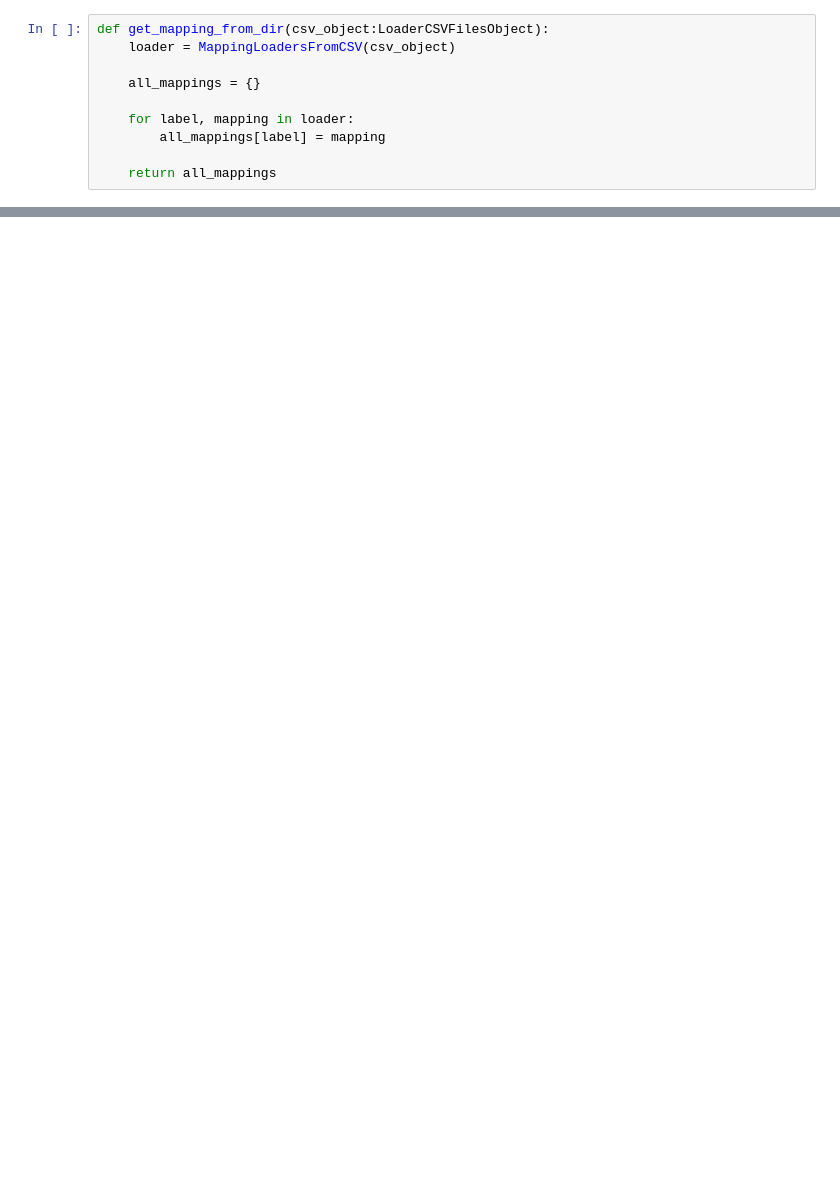
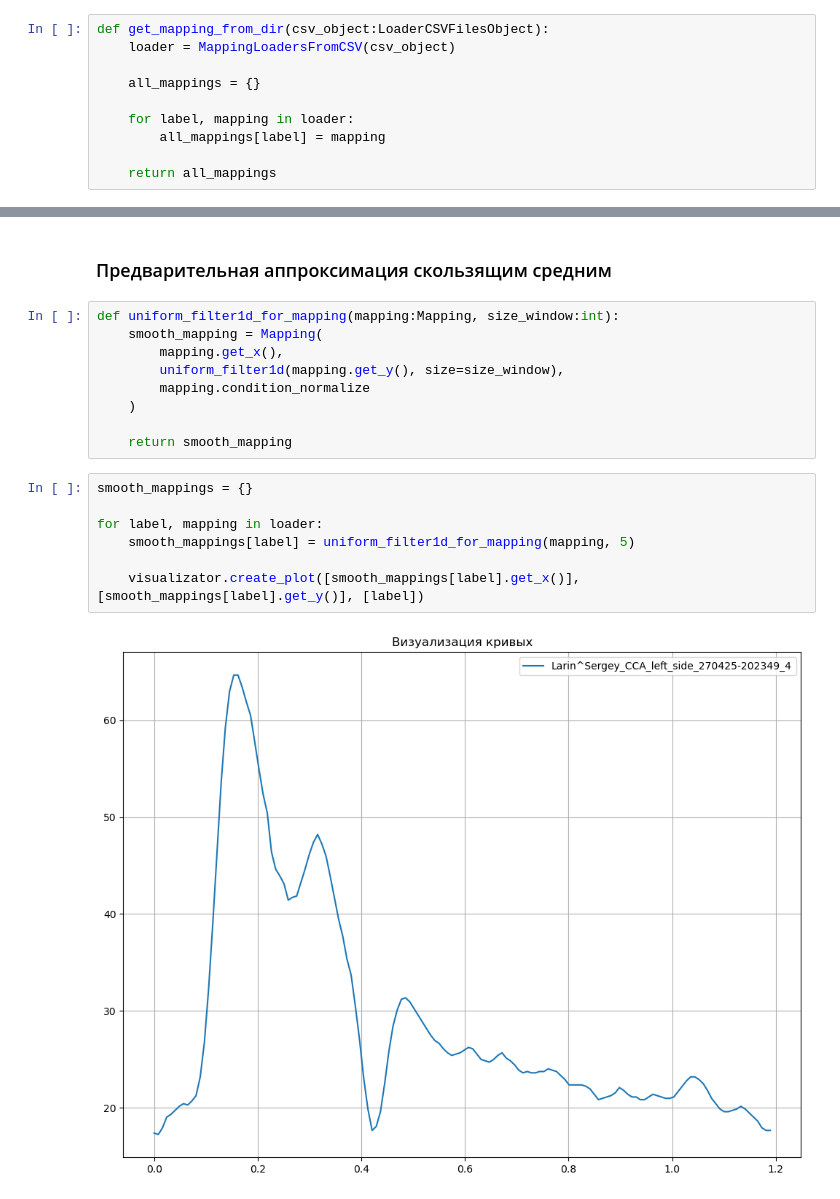
Before and after one commit to margelse/DopplerCurve, a Jupyter notebook: notebooks/projects/doppler_curve/approximation.ipynb, the cells around one changed output, grey strips where cells are left out. Cells and saved outputs as stored; diff of their text form; blank space fills up the shorter version.

```diff
--- a/notebooks/projects/doppler_curve/approximation.ipynb
+++ b/notebooks/projects/doppler_curve/approximation.ipynb
@@ -38,0 +50,20 @@ mappings
+# %% [markdown]
+### Предварительная аппроксимация скользящим средним
+# %%
+def uniform_filter1d_for_mapping(mapping:Mapping, size_window:int):
+    smooth_mapping = Mapping(
+        mapping.get_x(),
+        uniform_filter1d(mapping.get_y(), size=size_window),
+        mapping.condition_normalize
+    )
+
+    return smooth_mapping
+# %%
+smooth_mappings = {}
+
+for label, mapping in loader:
+    smooth_mappings[label] = uniform_filter1d_for_mapping(mapping, 5)
+
+    visualizator.create_plot([smooth_mappings[label].get_x()], [smooth_mappings[label].get_y()], [label])
+# %% [output]
+[figure, added]
```
Also changed, not shown: parts of 13 cells of this notebook, 1 other file.
